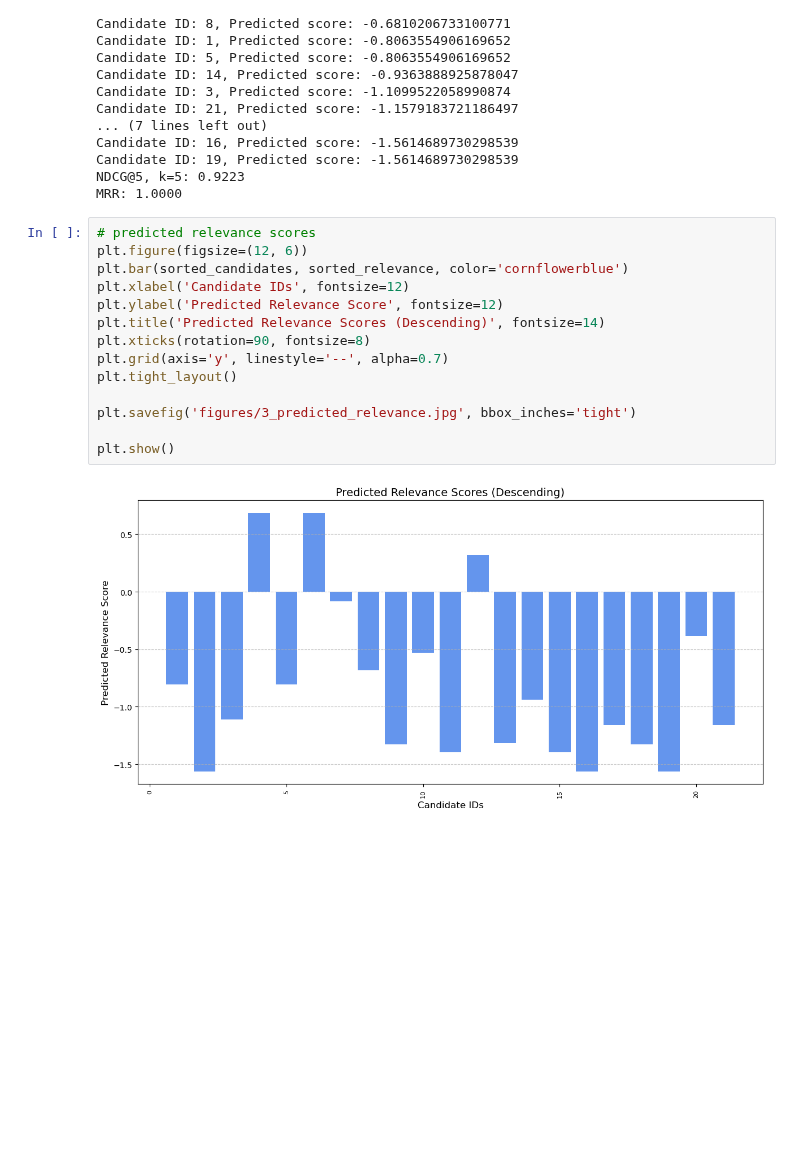
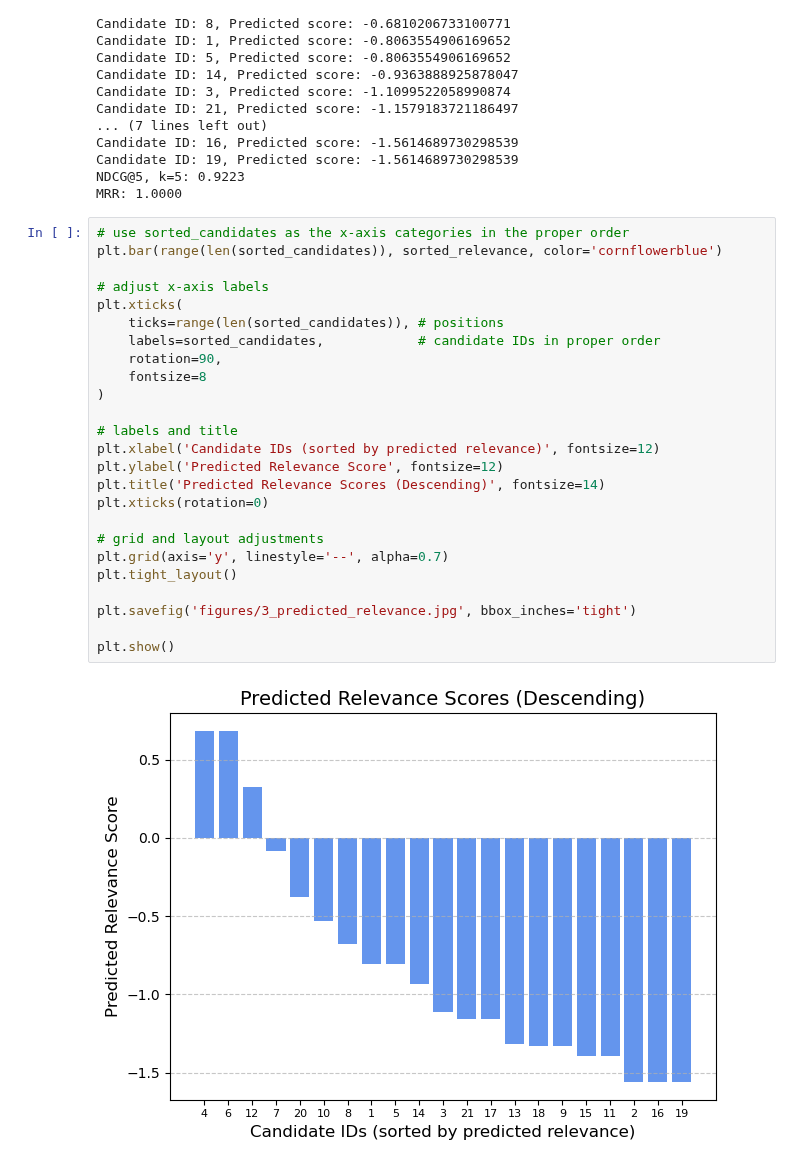
Before and after one commit to sralter/potential_talents, a Jupyter notebook: potential_talents_pt3_lambdarank.ipynb, the cells around one changed output. Saved outputs shown, nothing was run; the diff lists cells and outputs as text; blank space fills up the shorter version.

```diff
--- a/potential_talents_pt3_lambdarank.ipynb
+++ b/potential_talents_pt3_lambdarank.ipynb
@@ -475,19 +475,30 @@ Candidate ID: 19, Predicted score: -1.5614689730298539
 NDCG@5, k=5: 0.9223
 MRR: 1.0000
 # %%
-# predicted relevance scores
-plt.figure(figsize=(12, 6))
-plt.bar(sorted_candidates, sorted_relevance, color='cornflowerblue')
-plt.xlabel('Candidate IDs', fontsize=12)
+# use sorted_candidates as the x-axis categories in the proper order
+plt.bar(range(len(sorted_candidates)), sorted_relevance, color='cornflowerblue')
+
+# adjust x-axis labels
+plt.xticks(
+    ticks=range(len(sorted_candidates)), # positions
+    labels=sorted_candidates,            # candidate IDs in proper order
+    rotation=90,
+    fontsize=8
+)
+
+# labels and title
+plt.xlabel('Candidate IDs (sorted by predicted relevance)', fontsize=12)
 plt.ylabel('Predicted Relevance Score', fontsize=12)
 plt.title('Predicted Relevance Scores (Descending)', fontsize=14)
-plt.xticks(rotation=90, fontsize=8)
+plt.xticks(rotation=0)
+
+# grid and layout adjustments
 plt.grid(axis='y', linestyle='--', alpha=0.7)
 plt.tight_layout()
 
 plt.savefig('figures/3_predicted_relevance.jpg', bbox_inches='tight')
 
 plt.show()
 # %% [output]
-[figure, old version]
+[figure, new version]
 # %% [markdown]
```
Also changed, not shown: parts of 9 cells of this notebook, 6 other files.
